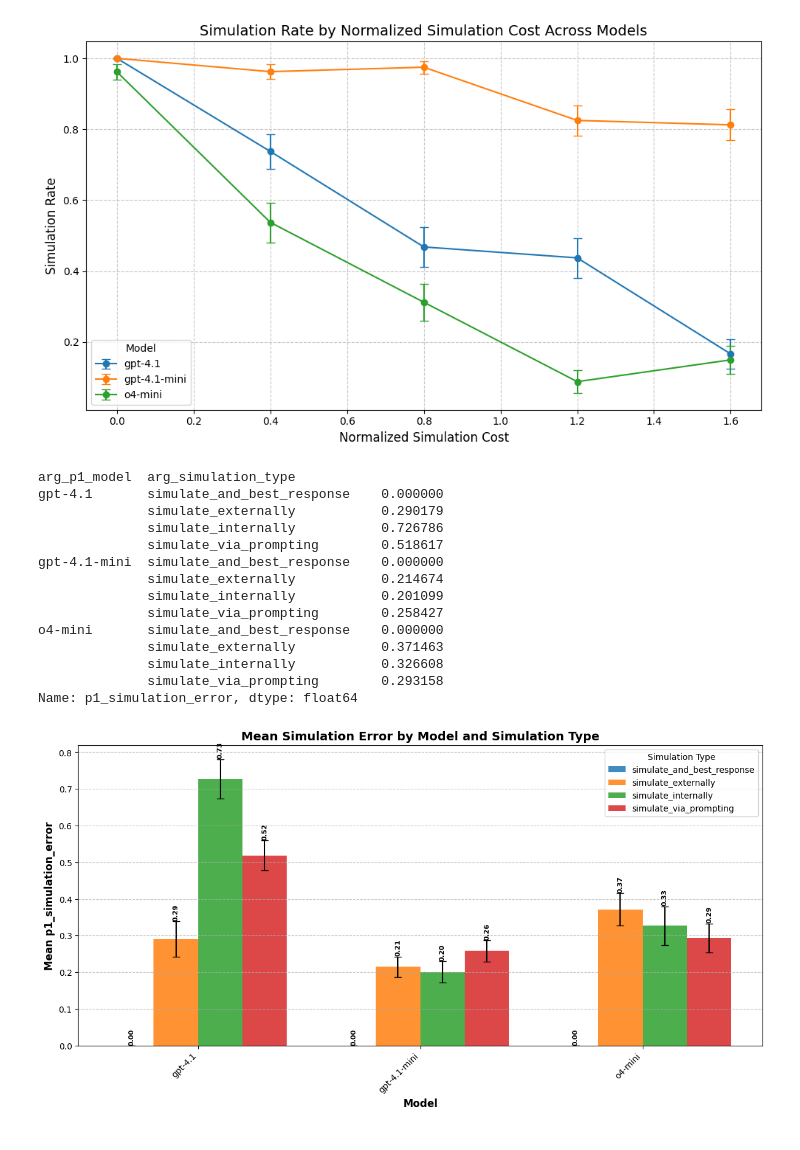
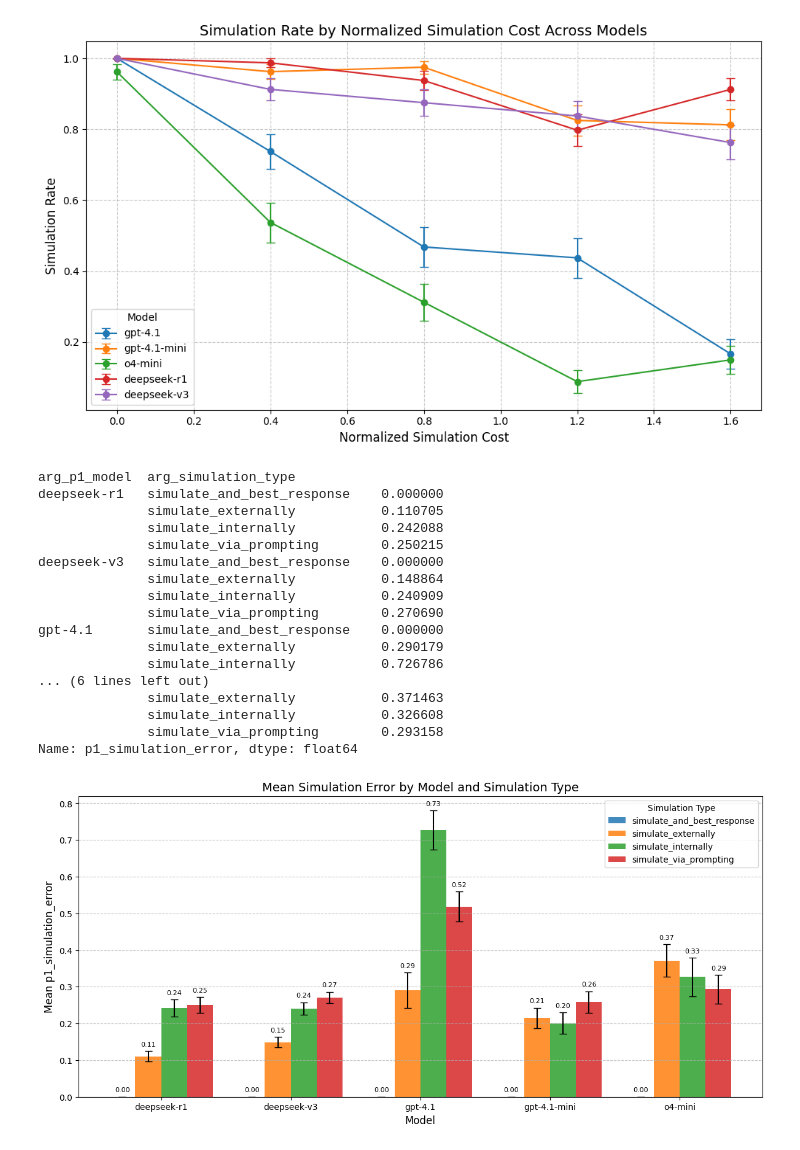
Before and after one commit to andyjliu/s25-coopai, a Jupyter notebook: compute_metrics.ipynb, the cells around one changed output. Saved outputs shown, nothing was run; the diff lists cells and outputs as text; code cells hidden in the pictures.

```diff
--- a/compute_metrics.ipynb
+++ b/compute_metrics.ipynb
@@ -17,0 +10,16 @@ df.head()
+# %%
+# Read in the two scored‐prompt CSVs
+df1 = pd.read_csv(
+    '/Users/clairejin/Classes/15784/s25-coopai/data/rts_matrix_0/0501_rts_oai_sim-prompts-scored.csv',
+    sep='|'
+)
+df2 = pd.read_csv(
+    '/Users/clairejin/Classes/15784/s25-coopai/data/rts_matrix_0/0502_rts_deepseek_sim-prompts-scored.csv',
+    sep='|'
+)
+
+# Concatenate them into one DataFrame
+df = pd.concat([df1, df2], ignore_index=True)
+
+# Show the first few rows
+df.head()
@@ -34,4 +55,8 @@ Index(['timestamp', 'round_index', 'p1_choice', 'p1_move', 'p2_choice',
       dtype='object')
+# %%
+for col in ['arg_p1_model', 'arg_p2_model']:
+    if col in df.columns:
+        df[col] = df[col].astype(str).str.replace('lambda-', '', regex=False)
 # %%
 df['p1_simulate'] = df['p1_choice'].apply(lambda x: 1 if x == 'simulate' else 0)
 # %%
@@ -76,21 +101,24 @@ plt.grid(True, linestyle='--', alpha=0.7)
 plt.tight_layout()
 plt.savefig('figures/simulation_rate_by_normalized_simulation_cost_across_models.png')
 # %% [output]
-[figure, old version]
+[figure, new version]
 # %%
 # get average simulation error by model and simulation type
 df.groupby(['arg_p1_model', 'arg_simulation_type'])['p1_simulation_error'].mean()
 # %% [output]
 arg_p1_model  arg_simulation_type
+deepseek-r1   simulate_and_best_response    0.000000
+              simulate_externally           0.110705
+              simulate_internally           0.242088
+              simulate_via_prompting        0.250215
+deepseek-v3   simulate_and_best_response    0.000000
+              simulate_externally           0.148864
+              simulate_internally           0.240909
+              simulate_via_prompting        0.270690
 gpt-4.1       simulate_and_best_response    0.000000
               simulate_externally           0.290179
               simulate_internally           0.726786
-              simulate_via_prompting        0.518617
-gpt-4.1-mini  simulate_and_best_response    0.000000
-              simulate_externally           0.214674
-              simulate_internally           0.201099
-              simulate_via_prompting        0.258427
-o4-mini       simulate_and_best_response    0.000000
+... (6 lines left out)
               simulate_externally           0.371463
               simulate_internally           0.326608
               simulate_via_prompting        0.293158
@@ -131,37 +159,37 @@ for i, sim_type in enumerate(means.columns):
     for j, bar in enumerate(bars):
         height = bar.get_height()
         value = means[sim_type].iloc[j]
         # Format the value to 2 decimal places
         formatted_value = f'{value:.2f}'
 
         # Position the text above the bar
         ax.text(
             bar.get_x() + bar.get_width() / 2,
-            height + errors[sim_type].iloc[j] * 1.05,  # Position text slightly above error bar
+            height + errors[sim_type].iloc[j] + 0.01,  # Position text slightly above error bar
             formatted_value,
             ha='center',            # Horizontal alignment
             va='bottom',            # Vertical alignment
             fontsize=8,             # Smaller font to avoid overlap
-            rotation=90,            # Rotate text to avoid overlap
+            rotation=0,            # Rotate text to avoid overlap
         )
 
 # Customize the plot
 ax.set_xlabel('Model', fontsize=12)
 ax.set_ylabel('Mean p1_simulation_error', fontsize=12)
 ax.set_title('Mean Simulation Error by Model and Simulation Type', fontsize=14)
 ax.set_xticks(positions)
-ax.set_xticklabels(means.index, rotation=45, ha='right')
+ax.set_xticklabels(means.index, rotation=0, ha='center')
 ax.legend(title='Simulation Type')
 ax.grid(axis='y', linestyle='--', alpha=0.7)
 
 # Add some space at bottom for rotated labels and at top for the annotations
 plt.tight_layout()
 plt.subplots_adjust(bottom=0.2, top=0.9)
 
 # Show the plot
 plt.savefig('figures/simulation_error_by_model_and_simulation_type.png')
 # %% [output]
-[figure, old version]
+[figure, new version]
 # %%
 import matplotlib.pyplot as plt
 import numpy as np
```
Also changed, not shown: parts of 17 cells of this notebook, 44 other files.
